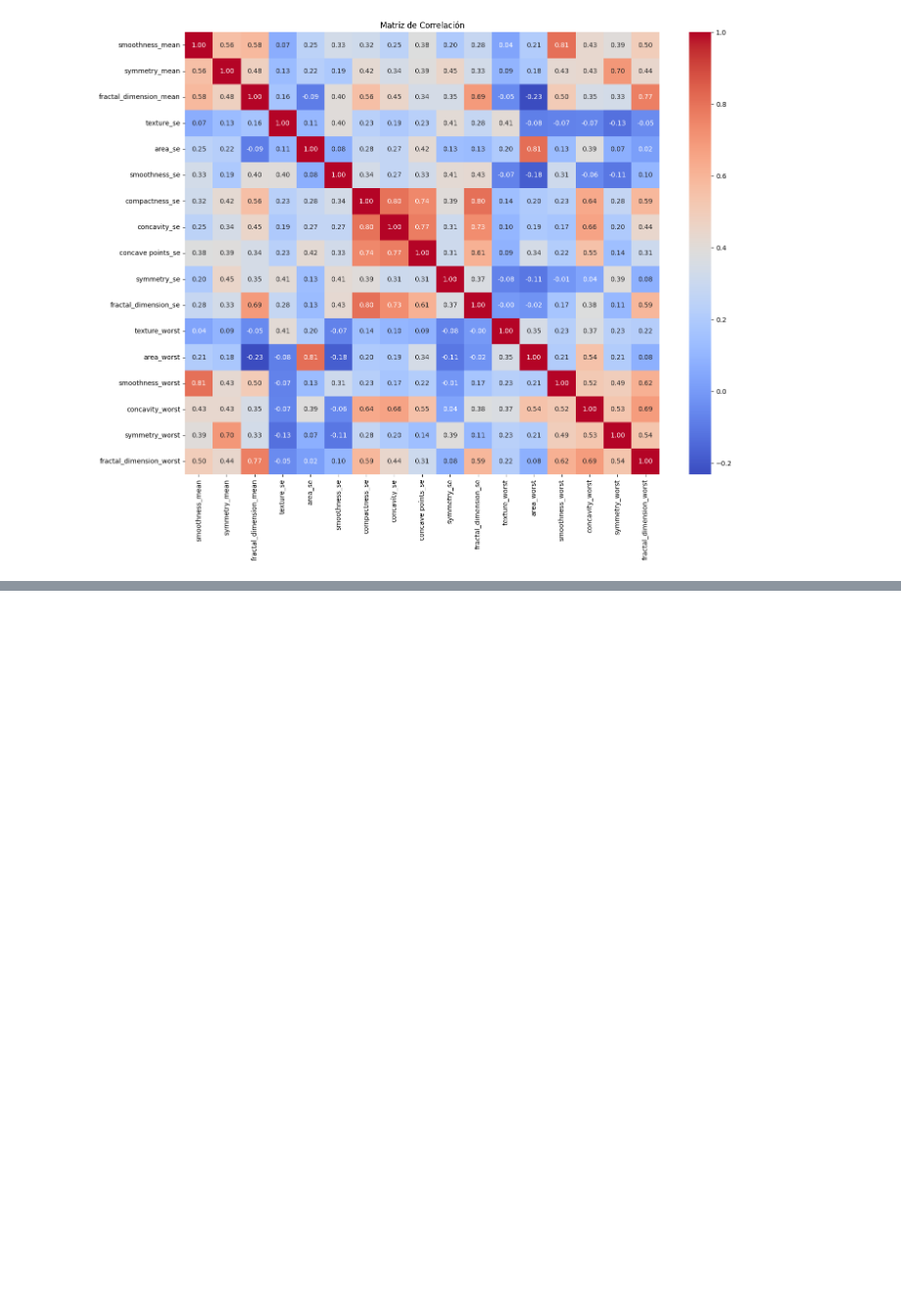
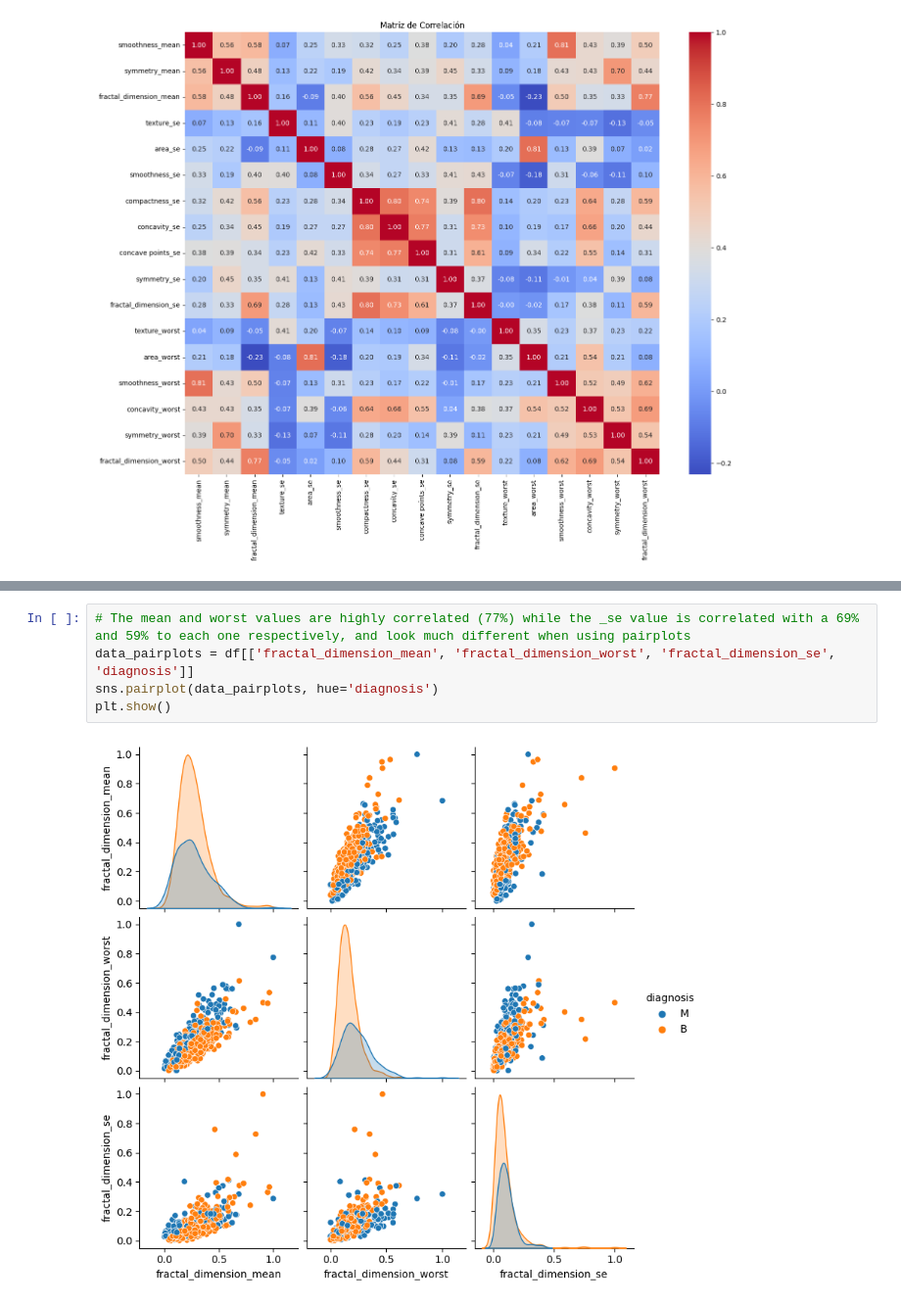
Before and after one commit to SergioManuelJob/BreastCancer-NaiveBayes, a Jupyter notebook: Breast_Cancer_NaiveBayes.ipynb, the cells around one changed output, grey strips where cells are left out. Shown at 98% size. Drawn from its saved outputs; the diff is of its cells as text; blank space fills up the shorter version.

```diff
--- a/Breast_Cancer_NaiveBayes.ipynb
+++ b/Breast_Cancer_NaiveBayes.ipynb
@@ -97,0 +185,7 @@ plt.show()
+# %%
+# The mean and worst values are highly correlated (77%) while the _se value is correlated with a 69% and 59% to each one respectively, and look much different when using pairplots
+data_pairplots = df[['fractal_dimension_mean', 'fractal_dimension_worst', 'fractal_dimension_se', 'diagnosis']]
+sns.pairplot(data_pairplots, hue='diagnosis')
+plt.show()
+# %% [output]
+[figure, added]
```
Also changed, not shown: parts of 20 cells of this notebook.
